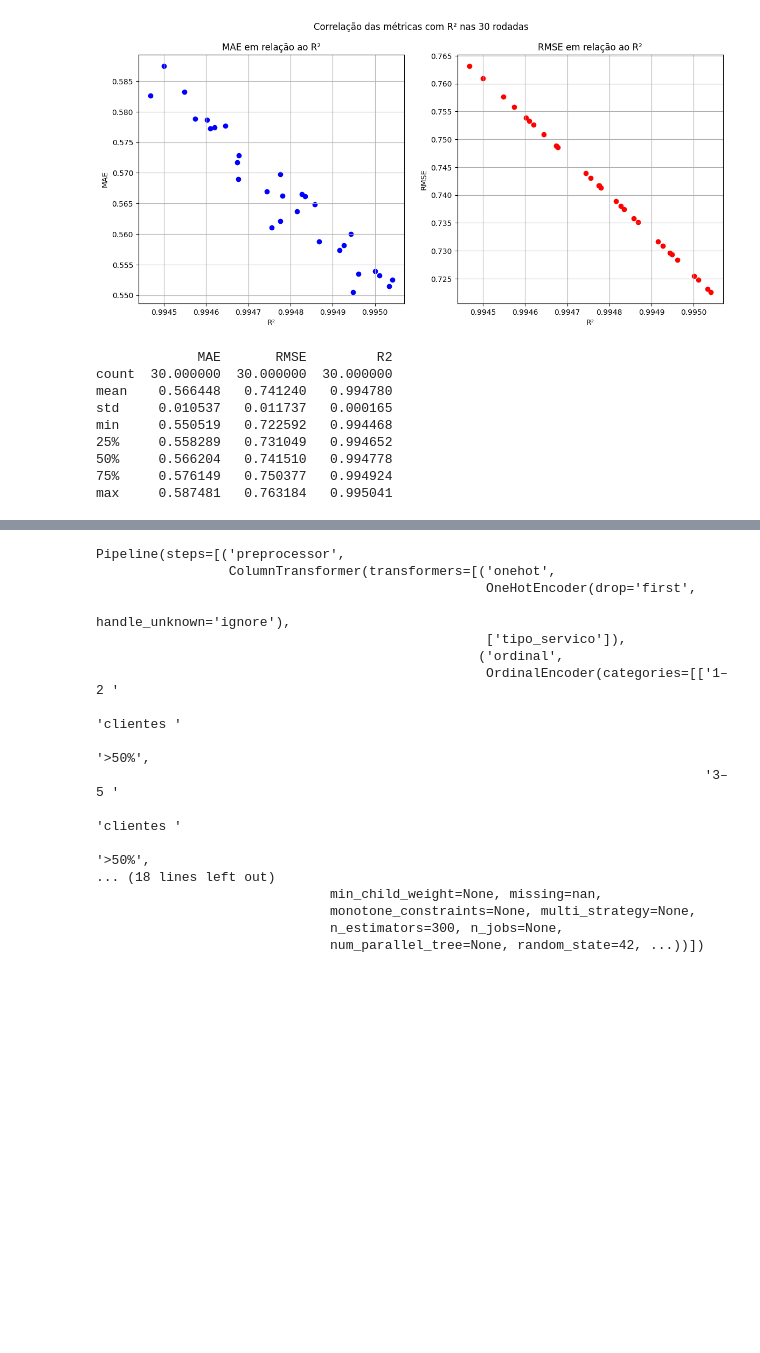
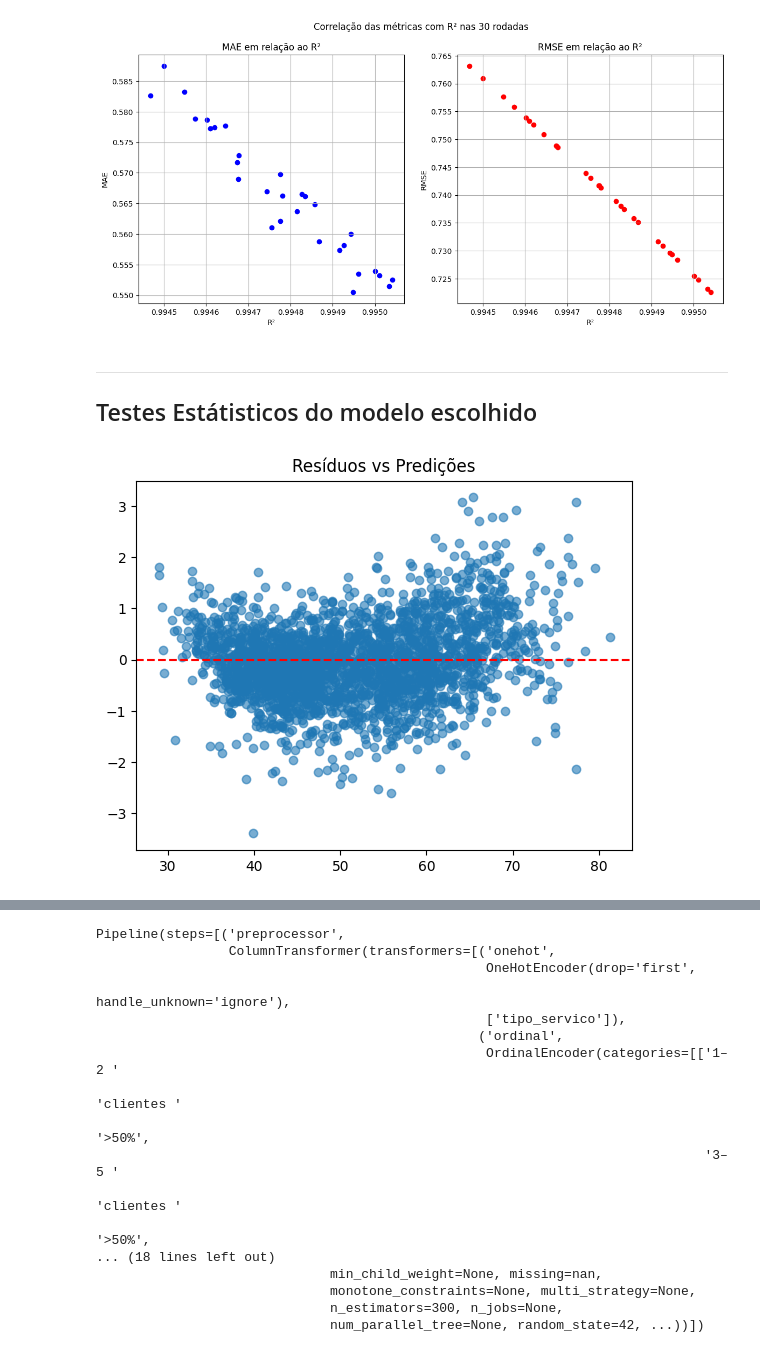
Before and after one commit to fhdataanalysis-projects/emprel_machinelearning, a Jupyter notebook: notebooks/best_model.ipynb, the cells around one changed output, grey strips where cells are left out. Cells and saved outputs as stored; diff of their text form; code cells hidden in the pictures; blank space fills up the shorter version.

Commit message:
✨ feat/ -> main: Análise estatística e avaliação de modelo s

```diff
--- a/notebooks/best_model.ipynb
+++ b/notebooks/best_model.ipynb
@@ -83,15 +98,25 @@ plt.suptitle('Correlação das métricas com R² nas 30 rodadas')
 plt.show()
 # %% [output]
 [figure]
-# %%
-print(resultados_test.describe()[['MAE','RMSE','R2']])
-# %% [output]
-             MAE       RMSE         R2
-count  30.000000  30.000000  30.000000
-mean    0.566448   0.741240   0.994780
-std     0.010537   0.011737   0.000165
-min     0.550519   0.722592   0.994468
-25%     0.558289   0.731049   0.994652
-50%     0.566204   0.741510   0.994778
-75%     0.576149   0.750377   0.994924
-max     0.587481   0.763184   0.995041
+# %% [markdown]
+___
+## Testes Estátisticos do modelo escolhido
+# %%
+from statsmodels.stats.stattools import durbin_watson
+import statsmodels.api as sm
+from scipy.stats import shapiro, normaltest, probplot
+
+# Treinar o modelo final com os melhores hiperparâmetros
+final_model = XGBRegressor(random_state=42, **best_xgb_params)
+final_model.fit(x_train, y_train)
+
+y_pred = final_model.predict(x_test)
+residuos = y_test.values.flatten() - y_pred
+# %%
+# --- Linearidade ---
+plt.scatter(y_pred, residuos, alpha=0.6)
+plt.axhline(0, color="red", linestyle="--")
+plt.title("Resíduos vs Predições")
+plt.show()
+# %% [output]
+[figure, added]
```
Also changed, not shown: parts of 16 cells of this notebook, 2 other files.
